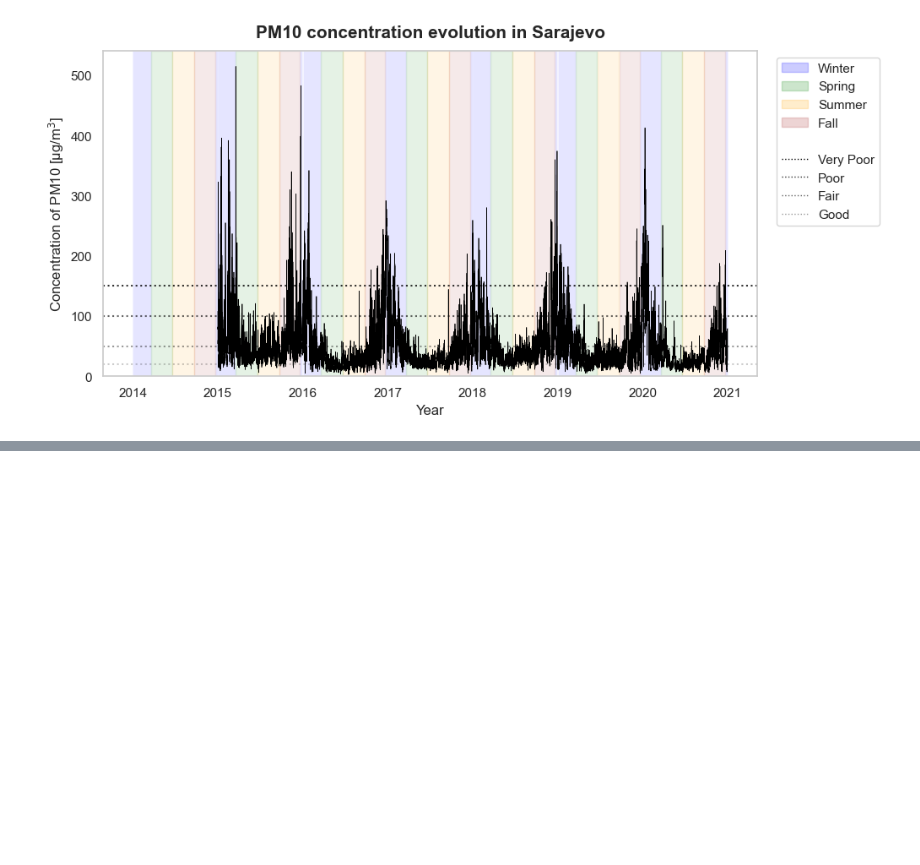
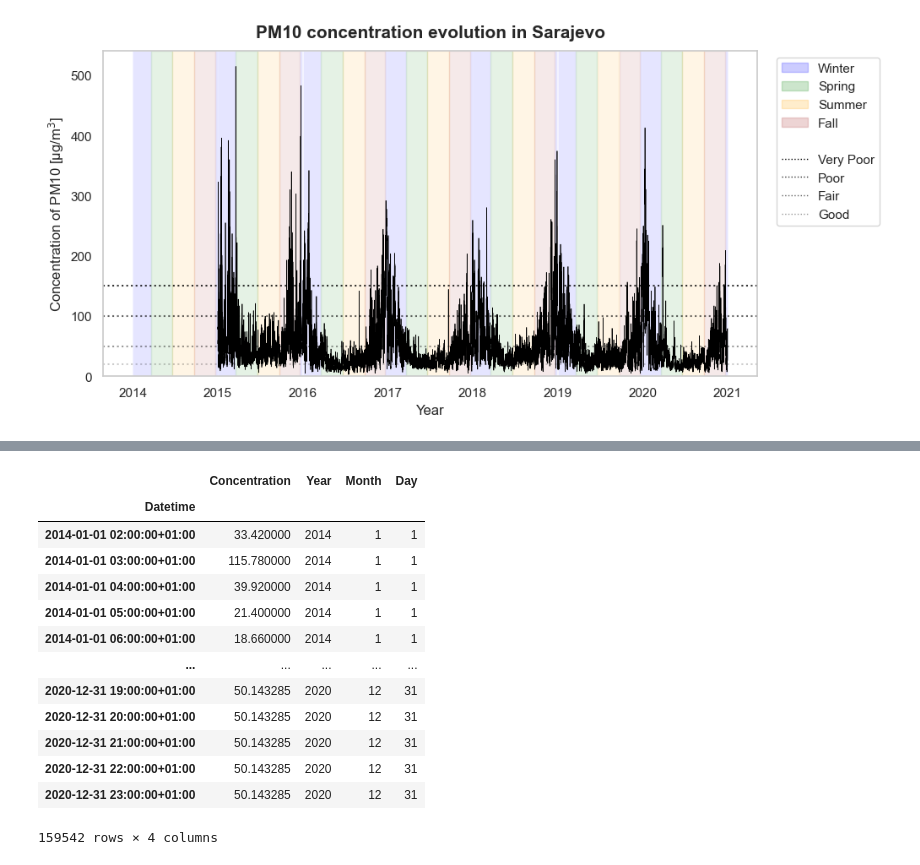
Before and after one commit to mplanasgit/Ironhack-Final-Project, a Jupyter notebook: src/EDA.ipynb, the cells around one changed output, grey strips where cells are left out. Saved outputs shown, nothing was run; the diff lists cells and outputs as text; code cells hidden in the pictures; blank space fills up the shorter version.

```diff
--- a/src/EDA.ipynb
+++ b/src/EDA.ipynb
@@ -840,0 +882,17 @@ dict_cities = {
+# %%
+albania_2
+# %% [output]
+|  | Concentration | Year | Month | Day |
+| Datetime |  |  |  |  |
+| 2014-01-01 02:00:00+01:00 | 33.420000 | 2014 | 1 | 1 |
+| 2014-01-01 03:00:00+01:00 | 115.780000 | 2014 | 1 | 1 |
+| 2014-01-01 04:00:00+01:00 | 39.920000 | 2014 | 1 | 1 |
+| 2014-01-01 05:00:00+01:00 | 21.400000 | 2014 | 1 | 1 |
+| 2014-01-01 06:00:00+01:00 | 18.660000 | 2014 | 1 | 1 |
+| ... | ... | ... | ... | ... |
+| 2020-12-31 19:00:00+01:00 | 50.143285 | 2020 | 12 | 31 |
+| 2020-12-31 20:00:00+01:00 | 50.143285 | 2020 | 12 | 31 |
+| 2020-12-31 21:00:00+01:00 | 50.143285 | 2020 | 12 | 31 |
+| 2020-12-31 22:00:00+01:00 | 50.143285 | 2020 | 12 | 31 |
+| 2020-12-31 23:00:00+01:00 | 50.143285 | 2020 | 12 | 31 |
+159542 rows × 4 columns
```
Also changed, not shown: parts of 17 cells of this notebook, 7 other files.
